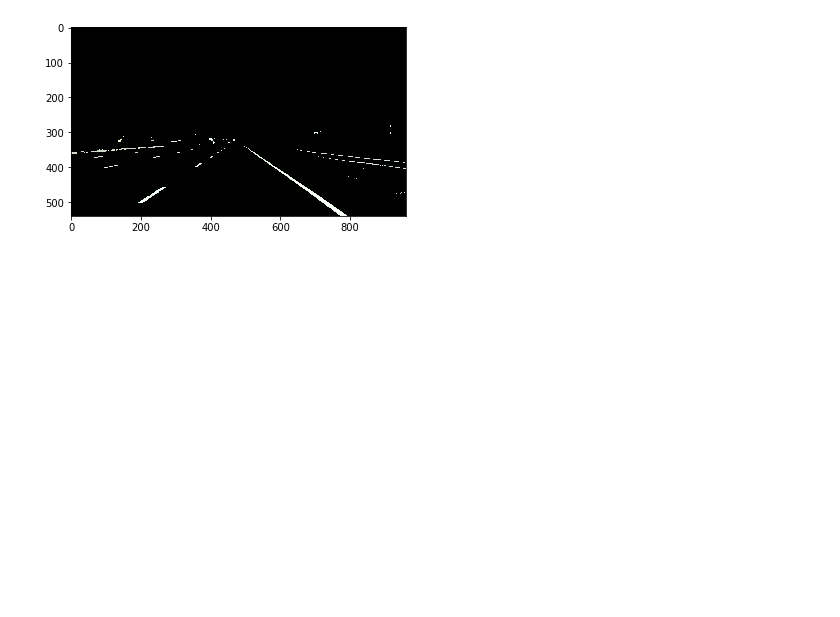
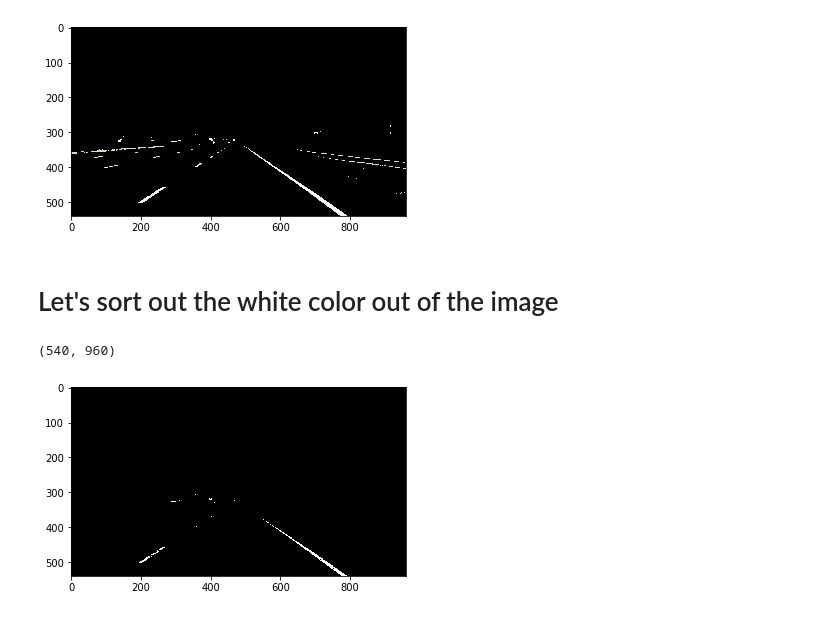
Before and after one commit to CS-Doc/PythonProjects, a Jupyter notebook: Lane-Lines.ipynb, the cells around one changed output. Drawn from its saved outputs; the diff is of its cells as text; code cells hidden in the pictures; blank space fills up the shorter version.

```diff
--- a/Lane-Lines.ipynb
+++ b/Lane-Lines.ipynb
@@ -22,3 +34,18 @@ plt.imshow(image_copy, cmap = 'gray')
 plt.show()
 # %% [output]
 [figure]
+# %% [markdown]
+# Let's sort out the white color out of the image
+# %%
+image_copy1 = np.copy(image_gray)
+image_copy1.shape
+# %% [output]
+(540, 960)
+# %%
+image_copy1[ (image_copy1[:,:] < 250) ] = 0  # any value that is not white colour
+# %%
+# Display the image
+plt.imshow(image_copy1, cmap = 'gray')
+plt.show()
+# %% [output]
+[figure, added]
```
Also changed, not shown: parts of 2 cells of this notebook.
